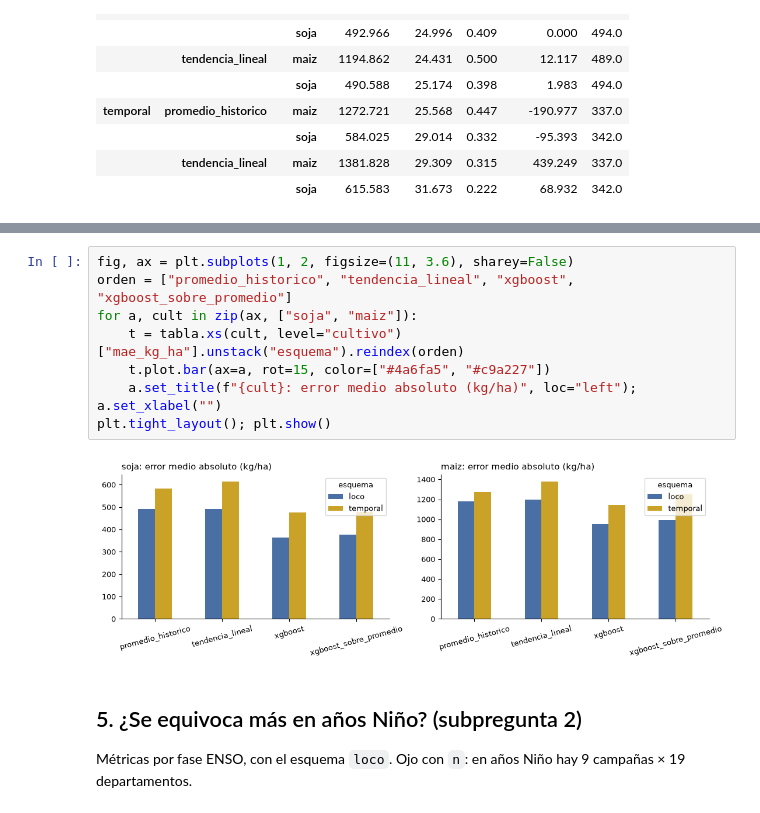
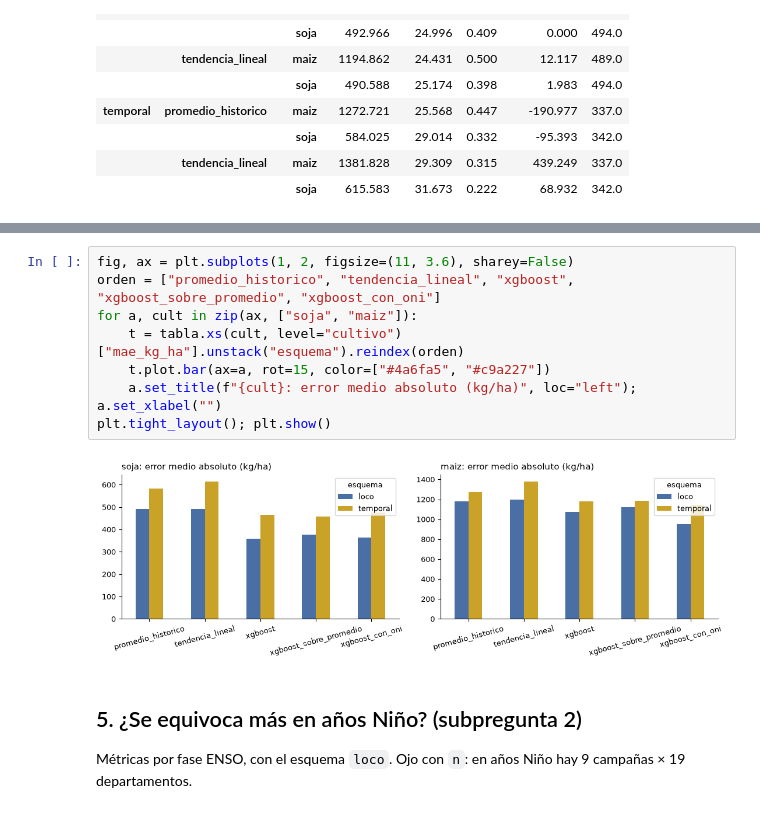
Before and after one commit to imas-Tech-Club/AnalisisAgroClimatico, a Jupyter notebook: notebooks/frente4_validacion_lineas_base_xgboost.ipynb, the cells around one changed output, grey strips where cells are left out. Cells and saved outputs as stored; diff of their text form.

```diff
--- a/notebooks/frente4_validacion_lineas_base_xgboost.ipynb
+++ b/notebooks/frente4_validacion_lineas_base_xgboost.ipynb
@@ -136,13 +141,13 @@ tabla
 # %%
 fig, ax = plt.subplots(1, 2, figsize=(11, 3.6), sharey=False)
-orden = ["promedio_historico", "tendencia_lineal", "xgboost", "xgboost_sobre_promedio"]
+orden = ["promedio_historico", "tendencia_lineal", "xgboost", "xgboost_sobre_promedio", "xgboost_con_oni"]
 for a, cult in zip(ax, ["soja", "maiz"]):
     t = tabla.xs(cult, level="cultivo")["mae_kg_ha"].unstack("esquema").reindex(orden)
     t.plot.bar(ax=a, rot=15, color=["#4a6fa5", "#c9a227"])
     a.set_title(f"{cult}: error medio absoluto (kg/ha)", loc="left"); a.set_xlabel("")
 plt.tight_layout(); plt.show()
 # %% [output]
-[figure, old version]
+[figure, new version]
 # %% [markdown]
 ## 5. ¿Se equivoca más en años Niño? (subpregunta 2)
 
```
Also changed, not shown: parts of 22 cells of this notebook, 12 other files.
